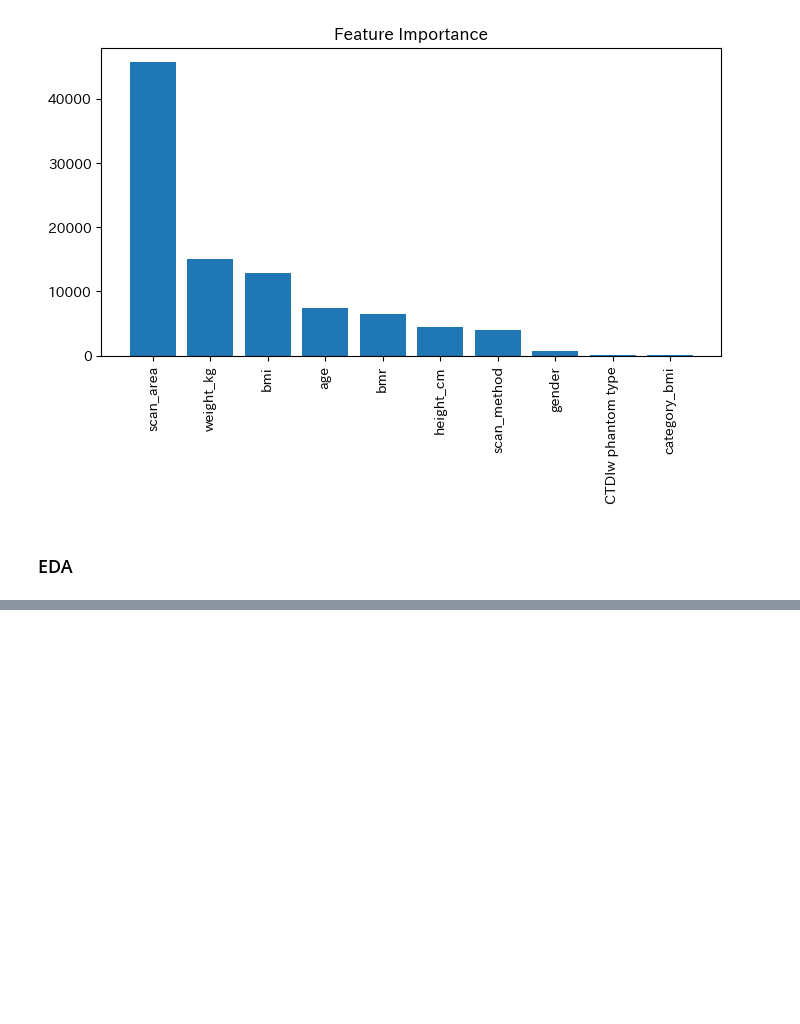
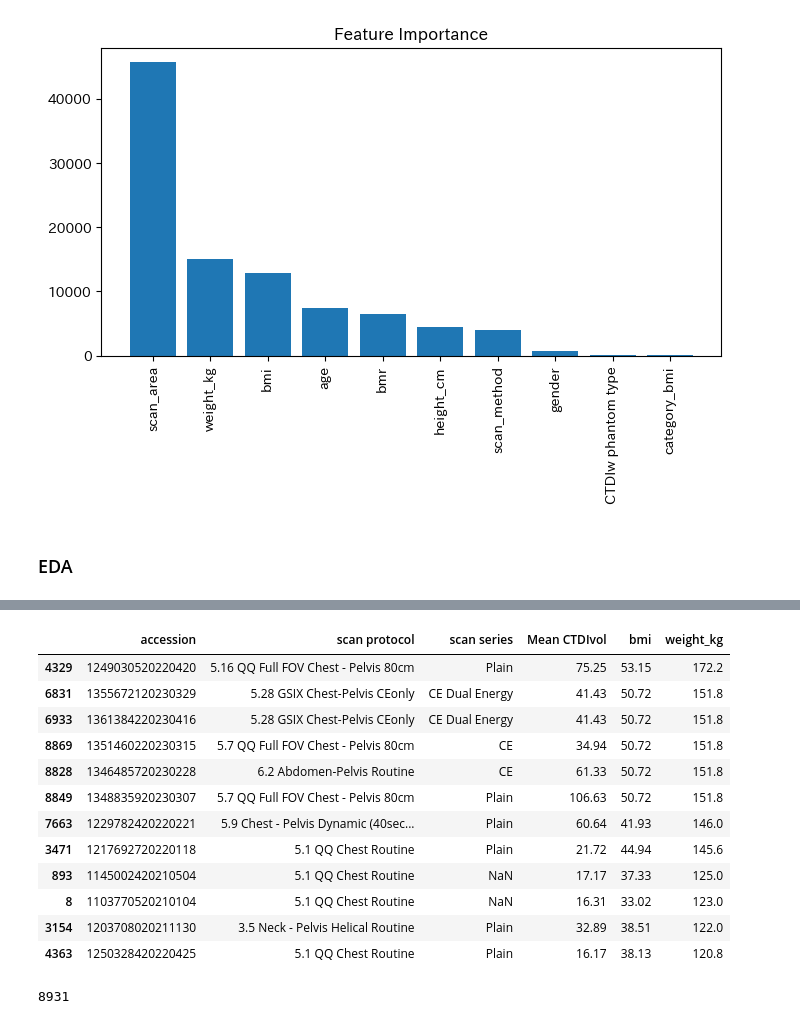
Before and after one commit to y-hiroki-radiotech/CT-dose-prediction, a Jupyter notebook: 1_data_cleaning_eda.ipynb, the cells around one changed output, grey strips where cells are left out. Cells and saved outputs as stored; diff of their text form; code cells hidden in the pictures; blank space fills up the shorter version.

```diff
--- a/1_data_cleaning_eda.ipynb
+++ b/1_data_cleaning_eda.ipynb
@@ -206,0 +227,16 @@ profile.to_file('preprocessing_data.html')
+# %%
+df.sort_values(by=['weight_kg'], ascending=False)[:12][['accession', 'scan protocol', 'scan series', 'Mean CTDIvol', 'bmi', 'weight_kg']]
+# %% [output]
+|  | accession | scan protocol | scan series | Mean CTDIvol | bmi | weight_kg |
+| 4329 | 1249030520220420 | 5.16 QQ Full FOV Chest - Pelvis 80cm | Plain | 75.25 | 53.15 | 172.2 |
+| 6831 | 1355672120230329 | 5.28 GSIX Chest-Pelvis CEonly | CE Dual Energy | 41.43 | 50.72 | 151.8 |
+| 6933 | 1361384220230416 | 5.28 GSIX Chest-Pelvis CEonly | CE Dual Energy | 41.43 | 50.72 | 151.8 |
+| 8869 | 1351460220230315 | 5.7 QQ Full FOV Chest - Pelvis 80cm | CE | 34.94 | 50.72 | 151.8 |
+| 8828 | 1346485720230228 | 6.2 Abdomen-Pelvis Routine | CE | 61.33 | 50.72 | 151.8 |
+| 8849 | 1348835920230307 | 5.7 QQ Full FOV Chest - Pelvis 80cm | Plain | 106.63 | 50.72 | 151.8 |
+| 7663 | 1229782420220221 | 5.9 Chest - Pelvis Dynamic (40sec... | Plain | 60.64 | 41.93 | 146.0 |
+| 3471 | 1217692720220118 | 5.1 QQ Chest Routine | Plain | 21.72 | 44.94 | 145.6 |
+| 893 | 1145002420210504 | 5.1 QQ Chest Routine | NaN | 17.17 | 37.33 | 125.0 |
+| 8 | 1103770520210104 | 5.1 QQ Chest Routine | NaN | 16.31 | 33.02 | 123.0 |
+| 3154 | 1203708020211130 | 3.5 Neck - Pelvis Helical Routine | Plain | 32.89 | 38.51 | 122.0 |
+| 4363 | 1250328420220425 | 5.1 QQ Chest Routine | Plain | 16.17 | 38.13 | 120.8 |
@@ -206,0 +250,4 @@ profile.to_file('preprocessing_data.html')
+# %%
+len(df)
+# %% [output]
+8931
```
Also changed, not shown: parts of 4 cells of this notebook, 2 other files.
